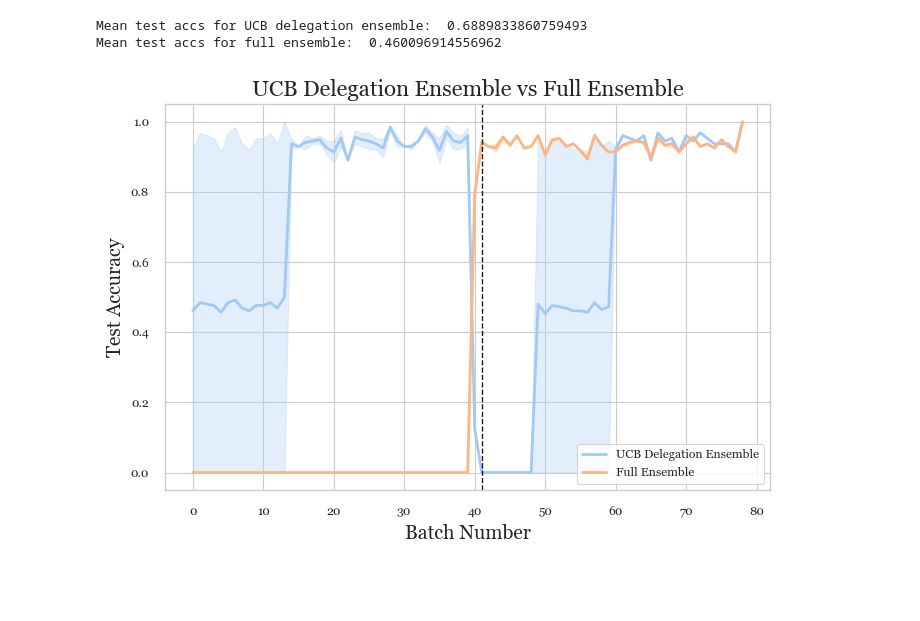
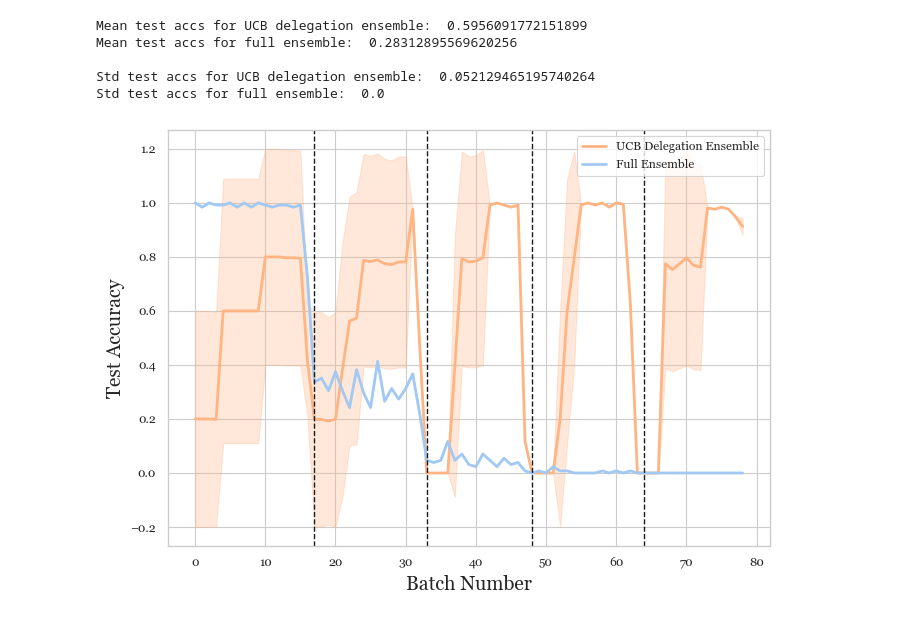
Before and after one commit to cartgr/banditLiquidDem, a Jupyter notebook: experiments/setting_1_inference.ipynb, the cells around one changed output. Saved outputs shown, nothing was run; the diff lists cells and outputs as text; code cells hidden in the pictures; blank space fills up the shorter version.

```diff
--- a/experiments/setting_1_inference.ipynb
+++ b/experiments/setting_1_inference.ipynb
@@ -9,17 +13,17 @@ import matplotlib as mpl
 import seaborn as sns
 # %%
 batch_size = 128
-window_size = 5
-num_trials = 2
+window_size = 4
+num_trials = 5
 n_voters = 10
 
 data = Data(
     data_set_name="mnist",
-    train_digit_groups=[range(5), range(5, 10)],
+    # train_digit_groups=[range(5), range(5, 10)],
     # train_digit_groups=[[0, 1, 2], [3, 4, 5,], [6, 7, 8, 9]],
-    # train_digit_groups=[[0, 1], [2, 3], [4, 5], [6, 7], [8, 9]],
-    # test_digit_groups=[[0, 1], [2, 3], [4, 5], [6, 7], [8, 9]],
-    test_digit_groups=[range(5), range(5, 10)],
+    train_digit_groups=[[0, 1], [2, 3], [4, 5], [6, 7], [8, 9]],
+    test_digit_groups=[[0, 1], [2, 3], [4, 5], [6, 7], [8, 9]],
+    # test_digit_groups=[range(5), range(5, 10)],
     batch_size=batch_size,
 )
 
@@ -33,18 +37,25 @@ pretrained_ensemble = PretrainedEnsemble(
     n_voters=n_voters, delegation_mechanism=UCB_del_mech, name="UCB_delegation_ensemble"
 )
 
+full_pretrained_ensemble = PretrainedEnsemble(
+    n_voters=n_voters, delegation_mechanism=NOOP_del_mech, name="full_ensemble"
+)
+
 pretrained_ensemble.do_pretaining(data)
+
+full_pretrained_ensemble.do_pretaining(data)
 
 ensembles = [
     pretrained_ensemble,
-    Ensemble(
-        training_epochs=1,
-        n_voters=n_voters,
-        delegation_mechanism=NOOP_del_mech,
-        name="full_ensemble",
-        input_dim=28 * 28,
-        output_dim=10,
-    ),
+    full_pretrained_ensemble,
+    # Ensemble(
+    #     training_epochs=1,
+    #     n_voters=n_voters,
+    #     delegation_mechanism=NOOP_del_mech,
+    #     name="full_ensemble",
+    #     input_dim=28 * 28,
+    #     output_dim=10,
+    # ),
 ]
 
 exp = Experiment(n_trials=num_trials, ensembles=ensembles, data=data)
@@ -94,9 +182,19 @@ full_avg_test_accs, full_std_test_accs = calculate_avg_std_test_accs(
 # %%
-print("Mean test accs for UCB delegation ensemble: ", np.mean(UCB_avg_test_accs))
-print("Mean test accs for full ensemble: ", np.mean(full_avg_test_accs))
+print(
+    "Mean test accs for UCB delegation ensemble: ", np.mean(UCB_avg_test_accs_per_trial)
+)
+print("Mean test accs for full ensemble: ", np.mean(full_avg_test_accs_per_trial))
+print()
+print(
+    "Std test accs for UCB delegation ensemble: ", np.std(UCB_avg_test_accs_per_trial)
+)
+print("Std test accs for full ensemble: ", np.std(full_avg_test_accs_per_trial))
 # %% [output]
-Mean test accs for UCB delegation ensemble:  0.6889833860759493
-Mean test accs for full ensemble:  0.460096914556962
+Mean test accs for UCB delegation ensemble:  0.5956091772151899
+Mean test accs for full ensemble:  0.28312895569620256
+
+Std test accs for UCB delegation ensemble:  0.052129465195740264
+Std test accs for full ensemble:  0.0
 # %%
 test_splits = exp.test_splits
 # %%
@@ -111,8 +209,8 @@ mpl.rcParams["axes.titlesize"] = 16
 fig, ax = plt.subplots(figsize=(7, 5))
 
 colors = sns.color_palette("pastel")
-ucb_color = colors[0]
-full_color = colors[1]
+ucb_color = colors[1]
+full_color = colors[0]
 
 ax.plot(
     UCB_avg_test_accs, label="UCB Delegation Ensemble", color=ucb_color, linewidth=2
@@ -122,32 +220,32 @@ ax.fill_between(
     np.array(UCB_avg_test_accs) - np.array(UCB_std_test_accs),
     np.array(UCB_avg_test_accs) + np.array(UCB_std_test_accs),
     color=ucb_color,
     alpha=0.3,
 )
 
 ax.plot(full_avg_test_accs, label="Full Ensemble", color=full_color, linewidth=2)
 ax.fill_between(
     range(len(full_avg_test_accs)),
     np.array(full_avg_test_accs) - np.array(full_std_test_accs),
     np.array(full_avg_test_accs) + np.array(full_std_test_accs),
     color=full_color,
     alpha=0.3,
 )
 
 # plot vertical lines at test splits
 for split in test_splits[:-1]:
     ax.axvline(x=split, color="k", linestyle="--", linewidth=1)
 
 # Setting labels, title, and legend
 ax.set_xlabel("Batch Number")
 ax.set_ylabel("Test Accuracy")
-ax.set_title("UCB Delegation Ensemble vs Full Ensemble")
+# ax.set_title("UCB Delegation Ensemble vs Full Ensemble")
 
 ax.legend()
 
 plt.tight_layout()
 
 # Show the plot
 plt.show()
 # %% [output]
-[figure, old version]
+[figure, new version]
```
Also changed, not shown: parts of 3 cells of this notebook, 6 other files.
